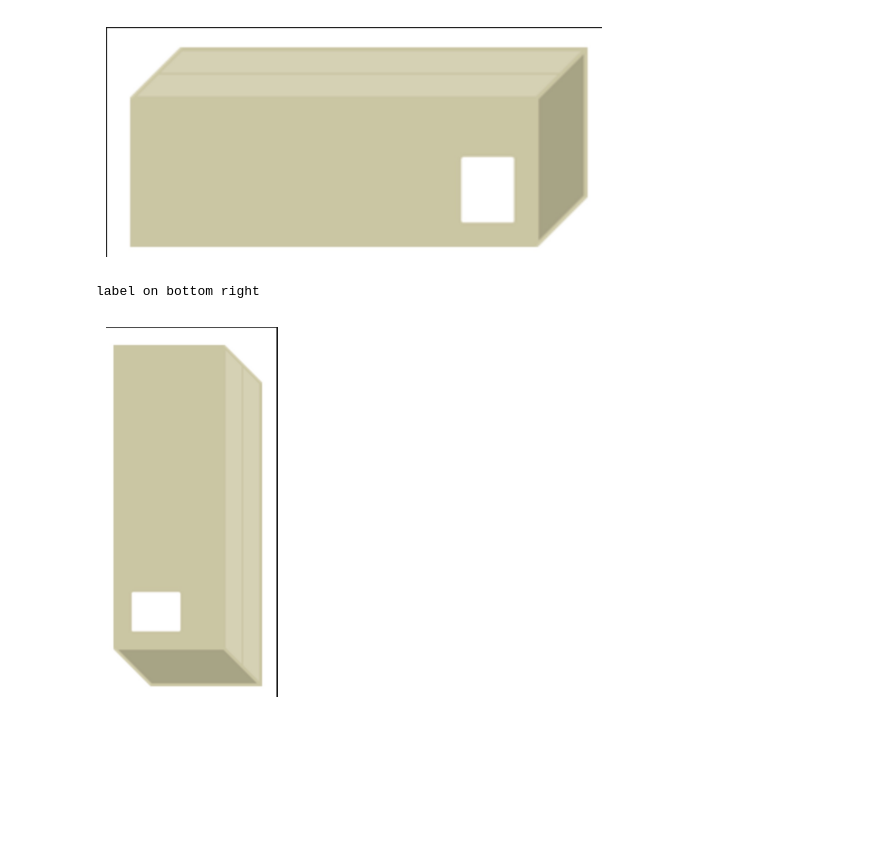
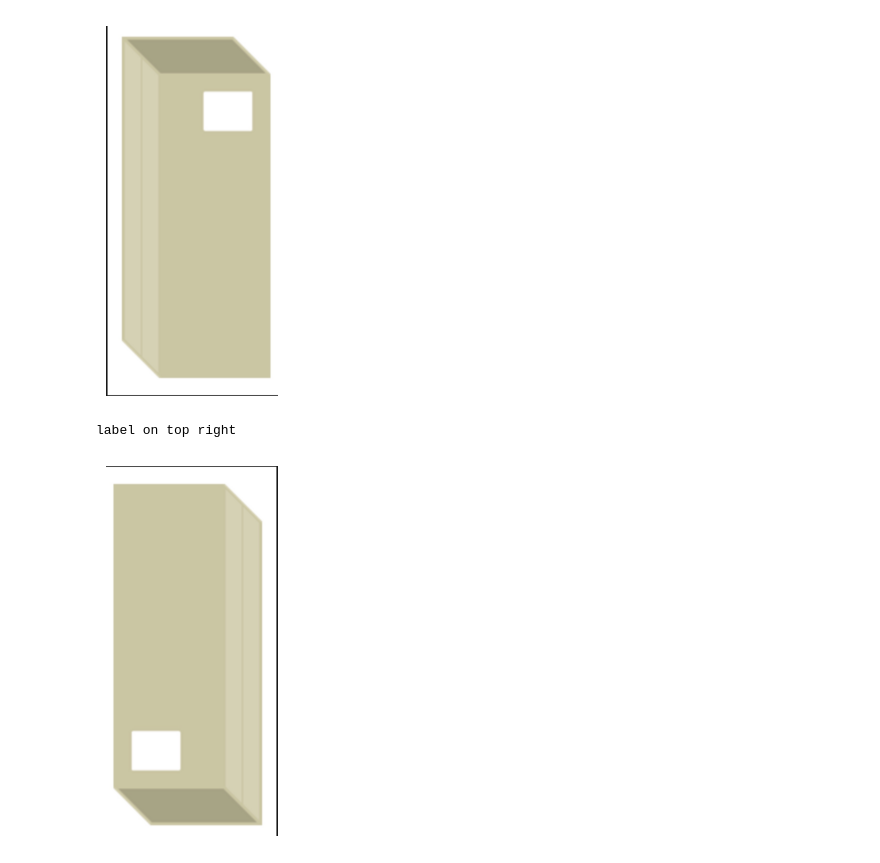
Before and after one commit to Ethan-Povlot/label_finder, a Jupyter notebook: label_finder.ipynb, the cells around one changed output. Cells and saved outputs as stored; diff of their text form; code cells hidden in the pictures; blank space fills up the shorter version.

```diff
--- a/label_finder.ipynb
+++ b/label_finder.ipynb
@@ -158,10 +158,10 @@ def get_label_quadrant(image_path):
         else:
             print('label on bottom left')
 # %%
-image_path = r'C:\Users\ethan\Downloads\test_box1.jpg'
+image_path = r'test_box4.jpg'
 get_label_quadrant(image_path)
 # %% [output]
-[figure, old version]
+[figure, new version]
-label on bottom right
+label on top right
 # %%
 box_number = '2'
```
Also changed, not shown: parts of 8 cells of this notebook.
